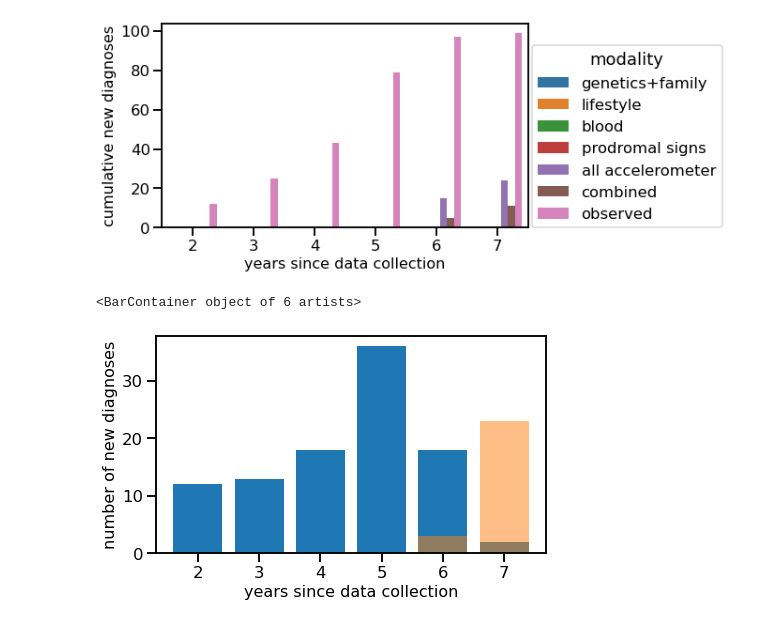
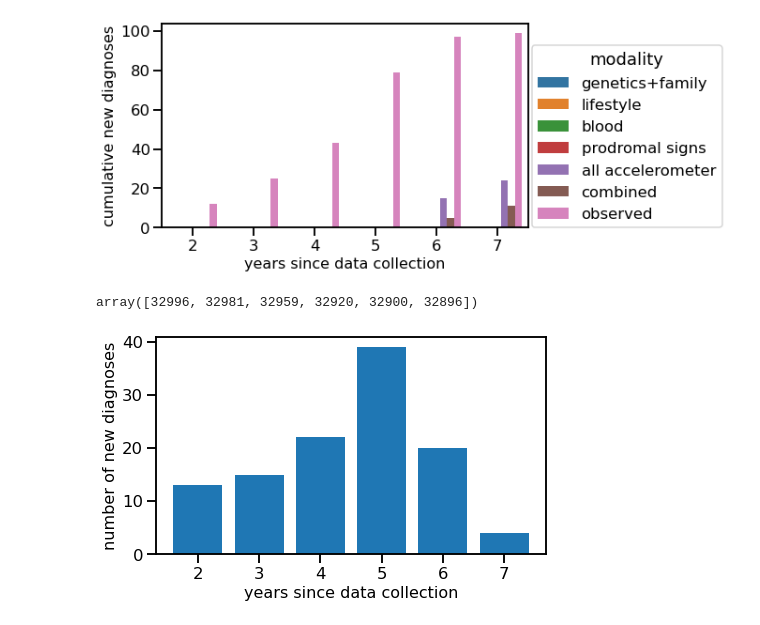
Before and after one commit to aschalkamp/UKBBprodromalPD, a Jupyter notebook: make_figures/Fig7_TimetoDiagnosis.ipynb, the cells around one changed output. Saved outputs shown, nothing was run; the diff lists cells and outputs as text; code cells hidden in the pictures.

```diff
--- a/make_figures/Fig7_TimetoDiagnosis.ipynb
+++ b/make_figures/Fig7_TimetoDiagnosis.ipynb
@@ -118,16 +140,16 @@ means
 # %%
 fig = plt.figure(figsize=(7,5))
 plots.plot_context()
-# aucs = aucss[0]
-# means = meanss[0]
-# labels = []
-# print(means)
-# for fi,fname in enumerate(fnames):
-#     mean = means.loc[fname,'mean']
-#     ste = means.loc[fname,'ste']
-#     labels.append(f'{names[fi]}: {mean:.2f} ({ste:.2f})')
-# dict_mod = dict(zip(fnames, labels))
-# aucs['modality'] = aucs['modality'].replace(dict_mod)
+aucs = aucss[0]
+means = meanss[0]
+labels = []
+print(means)
+for fi,fname in enumerate(fnames):
+    mean = means.loc[fname,'mean']
+    ste = means.loc[fname,'ste']
+    labels.append(f'{names[fi]}: {mean:.2f} ({ste:.2f})')
+dict_mod = dict(zip(fnames, labels))
+aucs['modality'] = aucs['modality'].replace(dict_mod)
 ax = sns.lineplot(x='level_0',y=0,data=aucs,ci=95,hue='modality')
 ax.set_xlabel('time since accelerometry data collection [years]')
 ax.set_ylabel('time-dependent AUROC')
@@ -258,9 +294,14 @@ plt.savefig(f'{image_path}/rsfKaplanMeyer_allaccelerometry_HC.png',bbox_inches="
 # %% [markdown]
 ## Sanity check: how many diagnoses per time interval in test data?
 # %%
-diag = 'diag_ProdPopulationNoPD'
+fnames = ['intercept','genetics+family','lifestyle_nofam','blood','prodromalsigns_beforeacc','all_acc_features',
+         'all_acc_features+blood+lifestyle+genetics+prodromalsigns_beforePD']
+names = ['no-skill','genetics+family','lifestyle','blood','prodromal signs','all accelerometer','combined']
+models = ['diag_ProdHC','diag_ProdallHC','diag_ProdPopulationNoPD_allHC']
+control_names = ['matched unaffected','unaffected','population']
 preds_cv = []
 real_cv = []
+diag = 'diag_ProdPopulationNoPD_allHC'
 for fname in fnames:
     for cv in range(5):
         df_dummy_test = pd.read_csv(f'{data_path}/{fname}/{diag}/rsftest_cv{cv}.csv').set_index('eid')
@@ -273,7 +314,7 @@ for fname in fnames:
                                                                                          names = ['modality','cv']))
         for si,subject in enumerate(df_dummy_test.index):
             try:
-                index = list(map(lambda i: i < 0.5, survfunc[si])).index(True)
+                index = list(map(lambda i: i < 1-(113/(33009-113)), survfunc[si])).index(True)
                 preds.loc[subject,(fname,cv)] = time_points[index]
             except:
                 preds.loc[subject,(fname,cv)] = np.nan
@@ -331,14 +451,17 @@ plt.legend(h,np.hstack([names,'observed']),title='modality',loc=(1.01,0))
 # %% [output]
 <matplotlib.legend.Legend at 0x...>
 [figure]
+# %%
+33009 - real_counts.observed.values.cumsum()
+# %% [output]
+array([32996, 32981, 32959, 32920, 32900, 32896])
 # %%
 fig = plt.figure(figsize=(7,4))
 plots.plot_context()
-plt.bar(np.arange(2,8),real_counts)
+plt.bar(np.arange(2,8),real_counts.observed.values)
 plt.xlabel('years since data collection')
 plt.ylabel('number of new diagnoses')
 plt.savefig(f'{image_path}/testset_true_diagnosistime.png',dpi=300)
 plt.savefig(f'{image_path}/testset_true_diagnosistime.pdf',dpi=300)
 # %% [output]
-<BarContainer object of 6 artists>
-[figure, old version]
+[figure, new version]
```
Also changed, not shown: parts of 20 cells of this notebook, 33 other files.
